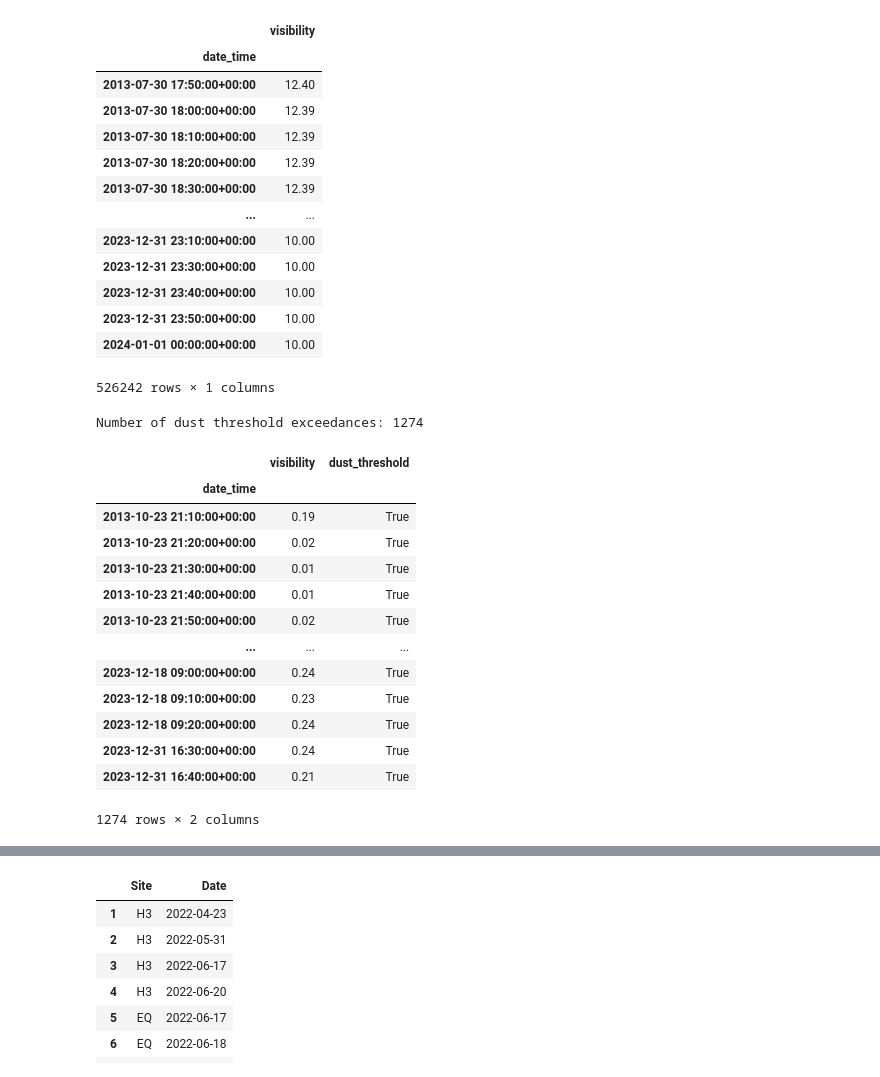
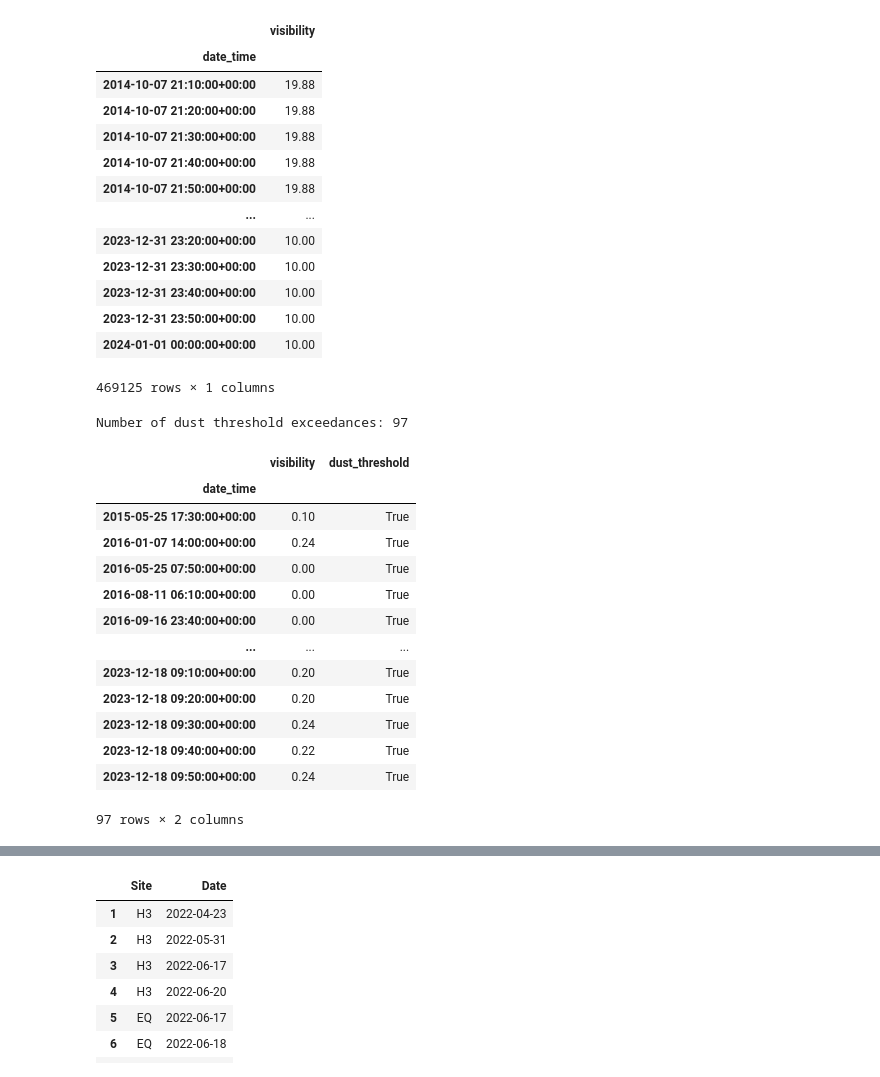
Before and after one commit to Bingham-Research-Center/gsl-dust, a Jupyter notebook: visibility.ipynb, the cells around one changed output, grey strips where cells are left out. Cells and saved outputs as stored; diff of their text form; code cells hidden in the pictures.

```diff
--- a/visibility.ipynb
+++ b/visibility.ipynb
@@ -180,7 +181,7 @@ end_date = datetime.datetime(2024,1,1,0,0,0)
 stids_aq = {'Bountiful': 'QBV', 'Hawthorne': 'QHW', 'Weber': 'QHV'}
 
 # Now list the closest stid to each location that has visibility data
-stids_vis = {'Bountiful': 'UTLGP', 'Hawthorne': 'UTSUG', 'Weber': 'UTFRW'}
+stids_vis = {'Bountiful': 'UTLGP', 'Hawthorne': 'UT20', 'Weber': 'UTFRW'}
 
 vrbls = ["visibility",]
 
@@ -198,8 +199,9 @@ for loc, stid in stids_vis.items():
     stid_dict[loc] = _df
 
 # for sake of debugging
-# site = "Hawthorne"
-site = "Bountiful"
+site = "Hawthorne"
+# site = "Bountiful"
+# site = "Weber"
 
 stid = stids_vis[site]
 stid_df = stid_dict[site].copy(deep=True)
@@ -209,52 +211,51 @@ stid_df
 # %% [output]
 |  | visibility |
 | date_time |  |
-| 2013-07-30 17:50:00+00:00 | 12.40 |
-| 2013-07-30 18:00:00+00:00 | 12.39 |
-| 2013-07-30 18:10:00+00:00 | 12.39 |
-| 2013-07-30 18:20:00+00:00 | 12.39 |
-| 2013-07-30 18:30:00+00:00 | 12.39 |
+| 2014-10-07 21:10:00+00:00 | 19.88 |
+| 2014-10-07 21:20:00+00:00 | 19.88 |
+| 2014-10-07 21:30:00+00:00 | 19.88 |
+| 2014-10-07 21:40:00+00:00 | 19.88 |
+| 2014-10-07 21:50:00+00:00 | 19.88 |
 | ... | ... |
-| 2023-12-31 23:10:00+00:00 | 10.00 |
+| 2023-12-31 23:20:00+00:00 | 10.00 |
 | 2023-12-31 23:30:00+00:00 | 10.00 |
 | 2023-12-31 23:40:00+00:00 | 10.00 |
 | 2023-12-31 23:50:00+00:00 | 10.00 |
 | 2024-01-01 00:00:00+00:00 | 10.00 |
-526242 rows × 1 columns
+469125 rows × 1 columns
 # %%
-# Now let's detect a "dust event" using the NWS definition of visibility < 400m for 3 hours
-# We can do this by creating a new column that is True if visibility < 400m
-# Visibility is in miles! So 400m = 0.248548 miles
-# TODO consider doing for quarter and half mile?
-viz_miles = 0.248548
+# Now let's detect a "dust event" using the NWS definition of visibility < 0.25 miles (402m) for 3 hours
+# We can do this by creating a new column that is True if visibility < 402m
+
+viz_miles = 0.25
 # viz_miles = 0.5
 stid_df['dust_threshold'] = stid_df['visibility'] < viz_miles
 
 # Calculate if a dust event is underway if the threshold is exceeded for 3 hours
 # Note the date_time index so the three hours can be computed from this
 # stid_df['dust_event'] = stid_df['dust_threshold'].rolling(window='3h').sum() == 3
 
 # Print the number of dust threshold exceedances and dust events
 print(f"Number of dust threshold exceedances: {stid_df['dust_threshold'].sum()}")
 # print(f"Number of dust events: {stid_df['dust_event'].sum()}")
 
 stid_df[stid_df["dust_threshold"] == True]
 # %% [output]
-Number of dust threshold exceedances: 1274
+Number of dust threshold exceedances: 97
 |  | visibility | dust_threshold |
 | date_time |  |  |
-| 2013-10-23 21:10:00+00:00 | 0.19 | True |
-| 2013-10-23 21:20:00+00:00 | 0.02 | True |
-| 2013-10-23 21:30:00+00:00 | 0.01 | True |
-| 2013-10-23 21:40:00+00:00 | 0.01 | True |
-| 2013-10-23 21:50:00+00:00 | 0.02 | True |
+| 2015-05-25 17:30:00+00:00 | 0.10 | True |
+| 2016-01-07 14:00:00+00:00 | 0.24 | True |
+| 2016-05-25 07:50:00+00:00 | 0.00 | True |
+| 2016-08-11 06:10:00+00:00 | 0.00 | True |
+| 2016-09-16 23:40:00+00:00 | 0.00 | True |
 | ... | ... | ... |
-| 2023-12-18 09:00:00+00:00 | 0.24 | True |
-| 2023-12-18 09:10:00+00:00 | 0.23 | True |
-| 2023-12-18 09:20:00+00:00 | 0.24 | True |
-| 2023-12-31 16:30:00+00:00 | 0.24 | True |
-| 2023-12-31 16:40:00+00:00 | 0.21 | True |
+| 2023-12-18 09:10:00+00:00 | 0.20 | True |
+| 2023-12-18 09:20:00+00:00 | 0.20 | True |
+| 2023-12-18 09:30:00+00:00 | 0.24 | True |
+| 2023-12-18 09:40:00+00:00 | 0.22 | True |
+| 2023-12-18 09:50:00+00:00 | 0.24 | True |
-1274 rows × 2 columns
+97 rows × 2 columns
 # %%
 cluster_df = stid_df.copy(deep=True)
 
```
Also changed, not shown: parts of 8 cells of this notebook, 5 other files.
